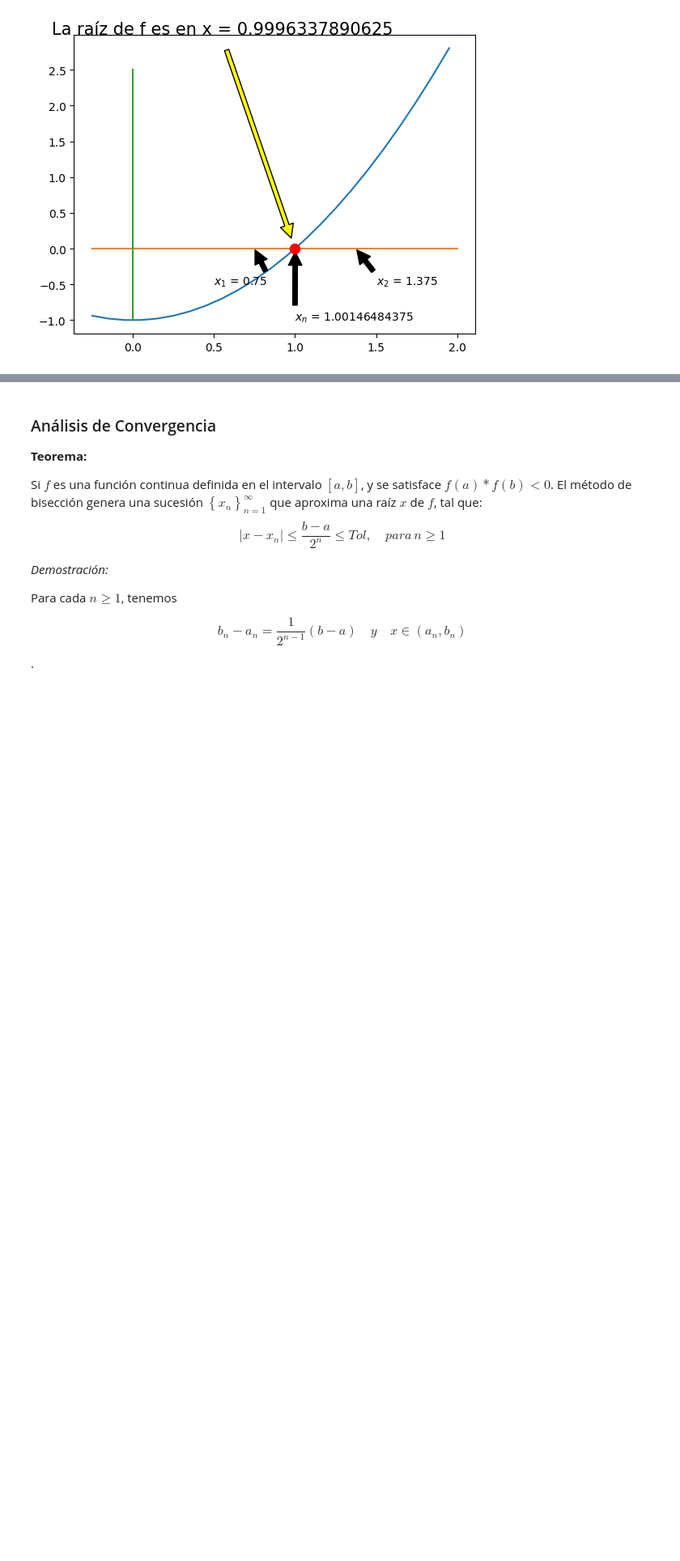
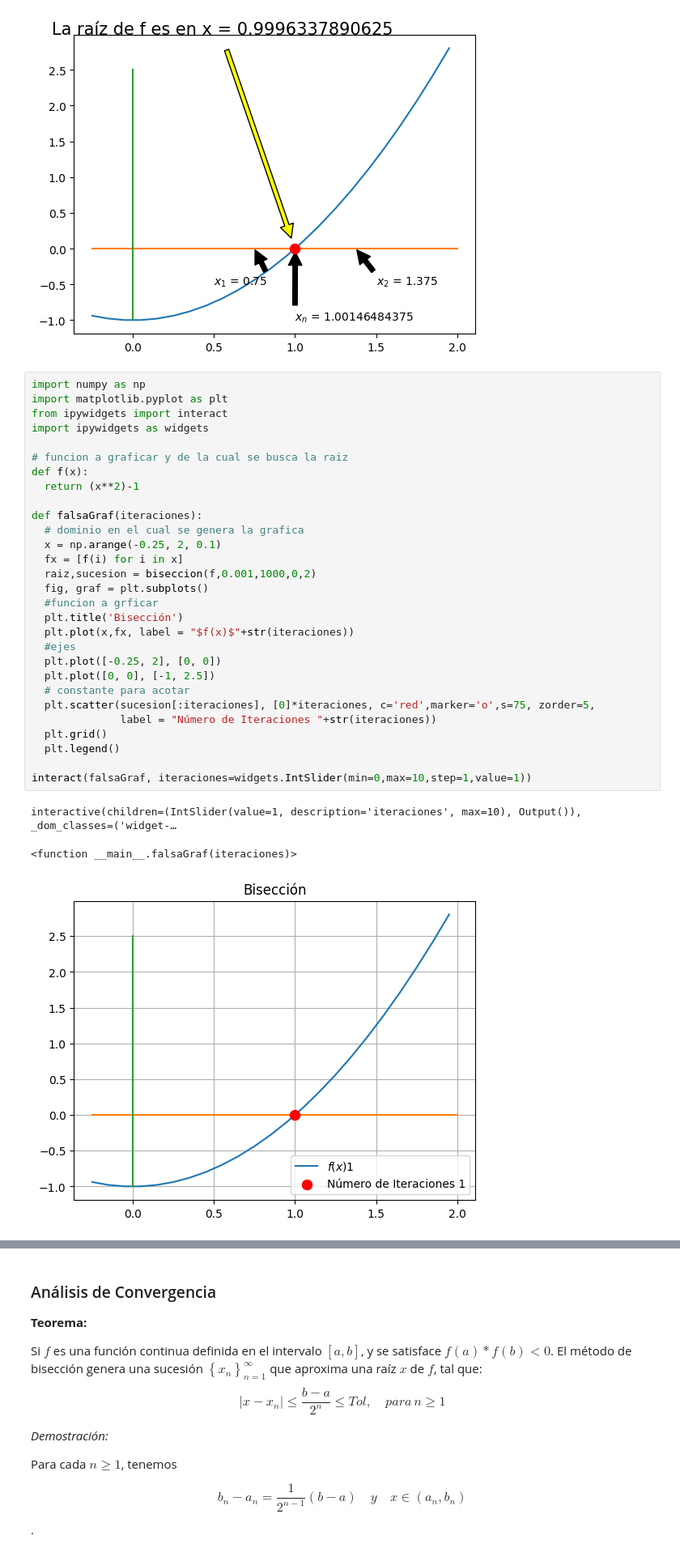
Before and after one commit to jugernaut/MACTI-analisisnumerico, a Jupyter notebook: 02_EcuacionesNoLineales/01_SolucionEcuacionesNoLineales/teacher/01_SolucionEcuacionesNoLineales.ipynb, the cells around one changed output, grey strips where cells are left out. Shown at 81% size. Saved outputs shown, nothing was run; the diff lists cells and outputs as text; blank space fills up the shorter version.

```diff
--- a/02_EcuacionesNoLineales/01_SolucionEcuacionesNoLineales/teacher/01_SolucionEcuacionesNoLineales.ipynb
+++ b/02_EcuacionesNoLineales/01_SolucionEcuacionesNoLineales/teacher/01_SolucionEcuacionesNoLineales.ipynb
@@ -211,3 +211,36 @@ graf.annotate('La raíz de f es en x = '+str(raiz), xy=(raiz, 0), xytext=(-0.5,3
 plt.show()
 # %% [output]
 [figure]
+# %%
+import numpy as np
+import matplotlib.pyplot as plt
+from ipywidgets import interact
+import ipywidgets as widgets
+
+# funcion a graficar y de la cual se busca la raiz
+def f(x):
+  return (x**2)-1
+
+def falsaGraf(iteraciones):
+  # dominio en el cual se genera la grafica
+  x = np.arange(-0.25, 2, 0.1)
+  fx = [f(i) for i in x]
+  raiz,sucesion = biseccion(f,0.001,1000,0,2)
+  fig, graf = plt.subplots()
+  #funcion a grficar
+  plt.title('Bisección')
+  plt.plot(x,fx, label = "$f(x)$"+str(iteraciones))
+  #ejes
+  plt.plot([-0.25, 2], [0, 0])
+  plt.plot([0, 0], [-1, 2.5])
+  # constante para acotar
+  plt.scatter(sucesion[:iteraciones], [0]*iteraciones, c='red',marker='o',s=75, zorder=5,
+              label = "Número de Iteraciones "+str(iteraciones))
+  plt.grid()
+  plt.legend()
+
+interact(falsaGraf, iteraciones=widgets.IntSlider(min=0,max=10,step=1,value=1))
+# %% [output]
+interactive(children=(IntSlider(value=1, description='iteraciones', max=10), Output()), _dom_classes=('widget-…
+<function __main__.falsaGraf(iteraciones)>
+[figure, added]
```
Also changed, not shown: parts of 5 cells of this notebook.
